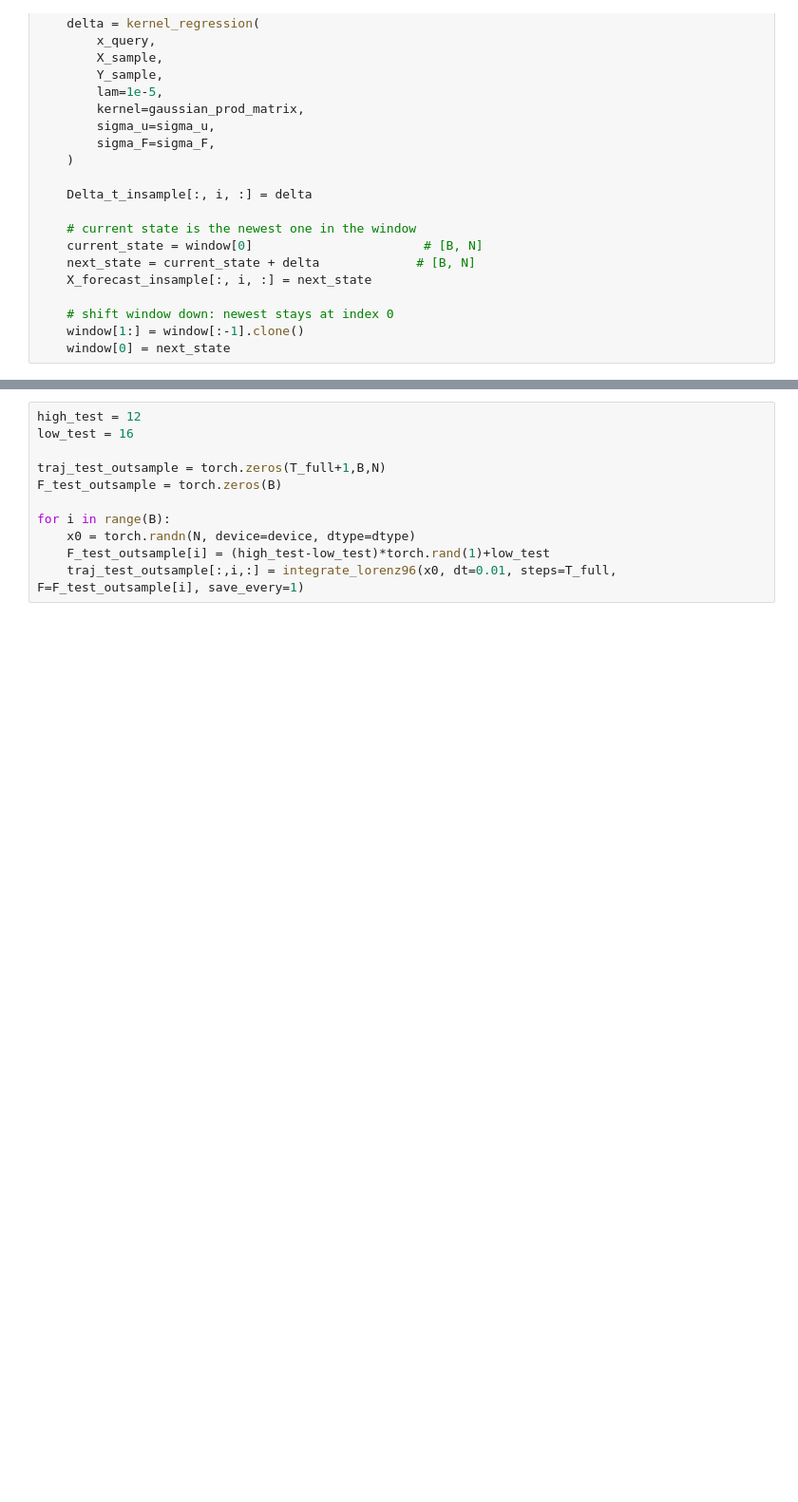
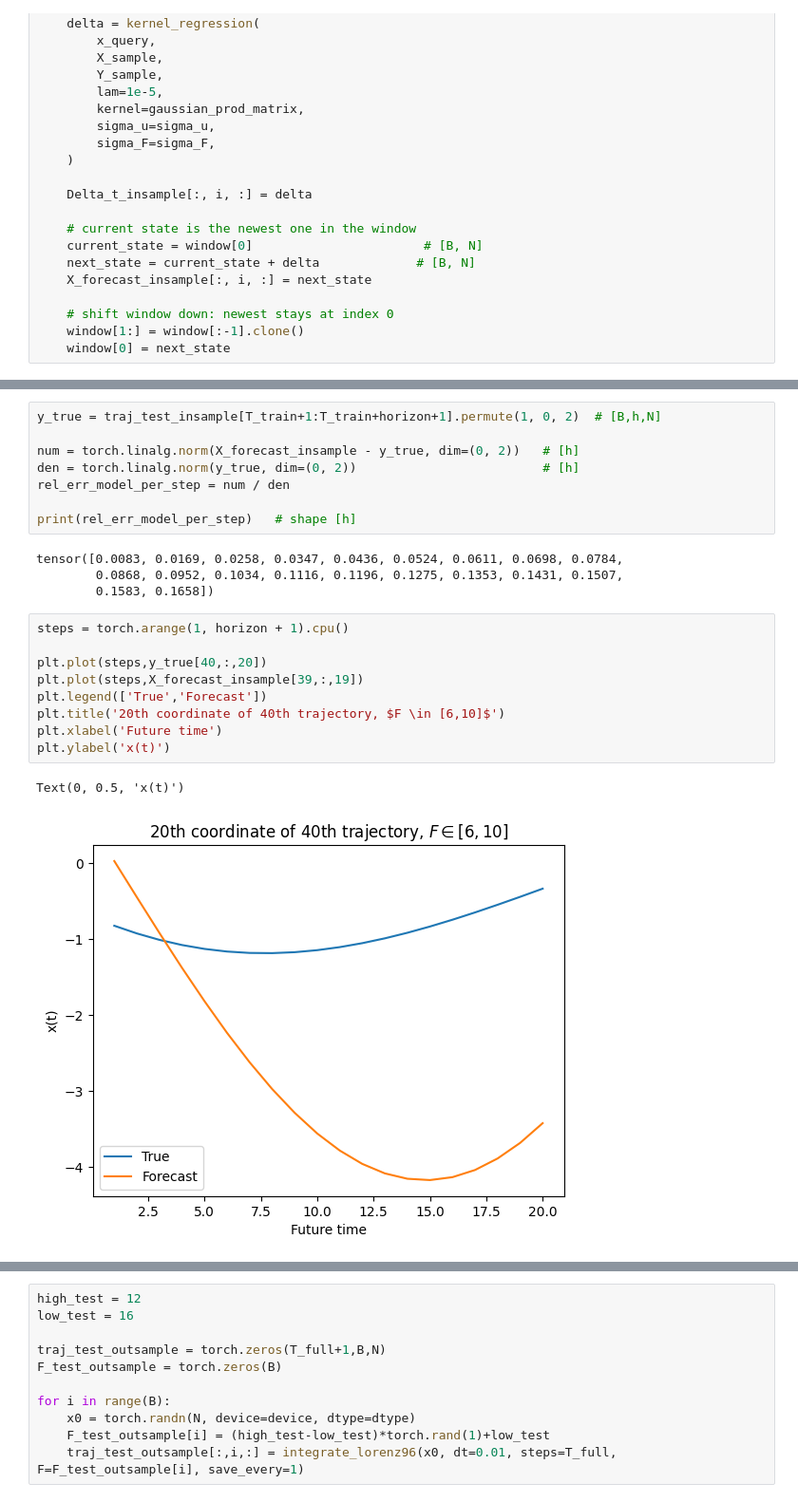
Before and after one commit to jonghyeon1998/KMD-Time-Series, a Jupyter notebook: experiments/Lorenz_96.ipynb, the cells around one changed output, grey strips where cells are left out. Shown at 95% size. Cells and saved outputs as stored; diff of their text form; blank space fills up the shorter version.

```diff
--- a/experiments/Lorenz_96.ipynb
+++ b/experiments/Lorenz_96.ipynb
@@ -327,0 +323,24 @@ torch.Size([490, 100, 40])
+# %%
+y_true = traj_test_insample[T_train+1:T_train+horizon+1].permute(1, 0, 2)  # [B,h,N]
+
+num = torch.linalg.norm(X_forecast_insample - y_true, dim=(0, 2))   # [h]
+den = torch.linalg.norm(y_true, dim=(0, 2))                         # [h]
+rel_err_model_per_step = num / den
+
+print(rel_err_model_per_step)   # shape [h]
+# %% [output]
+tensor([0.0083, 0.0169, 0.0258, 0.0347, 0.0436, 0.0524, 0.0611, 0.0698, 0.0784,
+        0.0868, 0.0952, 0.1034, 0.1116, 0.1196, 0.1275, 0.1353, 0.1431, 0.1507,
+        0.1583, 0.1658])
+# %%
+steps = torch.arange(1, horizon + 1).cpu()
+
+plt.plot(steps,y_true[40,:,20])
+plt.plot(steps,X_forecast_insample[39,:,19])
+plt.legend(['True','Forecast'])
+plt.title('20th coordinate of 40th trajectory, $F \in [6,10]$')
+plt.xlabel('Future time')
+plt.ylabel('x(t)')
+# %% [output]
+Text(0, 0.5, 'x(t)')
+[figure, added]
```
Also changed, not shown: parts of 38 cells of this notebook, 1 other file.
